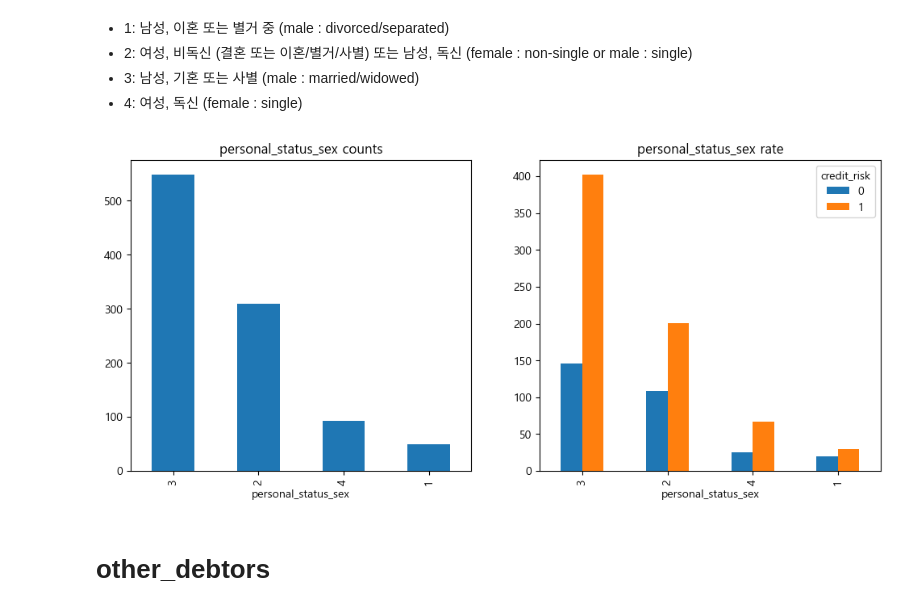
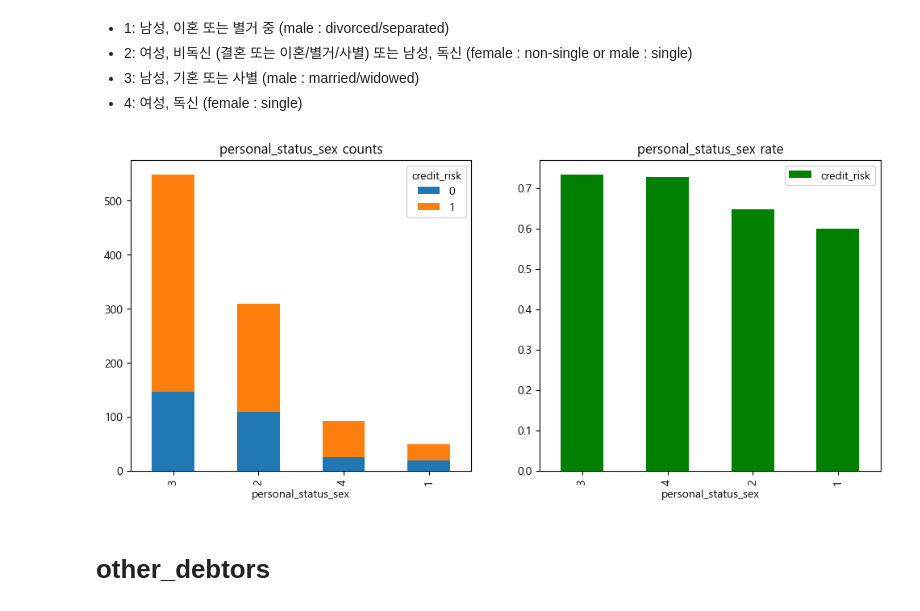
Before and after one commit to yunjihyung/South-German-Credit-Prediction, a Jupyter notebook: code.ipynb, the cells around one changed output. Saved outputs shown, nothing was run; the diff lists cells and outputs as text; code cells hidden in the pictures.

```diff
--- a/code.ipynb
+++ b/code.ipynb
@@ -213,14 +372,13 @@ a[1].set_title('purpose rate');
 + 4: 여성, 독신 (female : single)
 # %%
 f,a = plt.subplots(1,2,figsize = (12,5))
-df['personal_status_sex'].value_counts().plot.bar(ax = a[0])
 a[0].set_title('personal_status_sex counts')
-personal_status_sex_order = df['personal_status_sex'].value_counts().index  # 빈도 기준으로 정렬된 순서
-# 그룹화된 데이터를 빈도순으로 정렬하여 시각화
-df.groupby(by=['personal_status_sex', 'credit_risk']).size().unstack().loc[personal_status_sex_order].plot.bar(ax =a[1])
+personal_status_sex_order = df['personal_status_sex'].value_counts().index
+df.groupby(by=['personal_status_sex', 'credit_risk']).size().unstack().loc[personal_status_sex_order].plot.bar(ax =a[0],stacked = True)
+df[['personal_status_sex', 'credit_risk']].groupby(by=['personal_status_sex']).mean().sort_values(by = 'credit_risk',ascending = False).plot.bar(stacked=True,ax =a[1],color = 'g')
 a[1].set_title('personal_status_sex rate');
 # %% [output]
-[figure, old version]
+[figure, new version]
 # %% [markdown]
 # other_debtors
 # %% [markdown]
```
Also changed, not shown: parts of 61 cells of this notebook.
